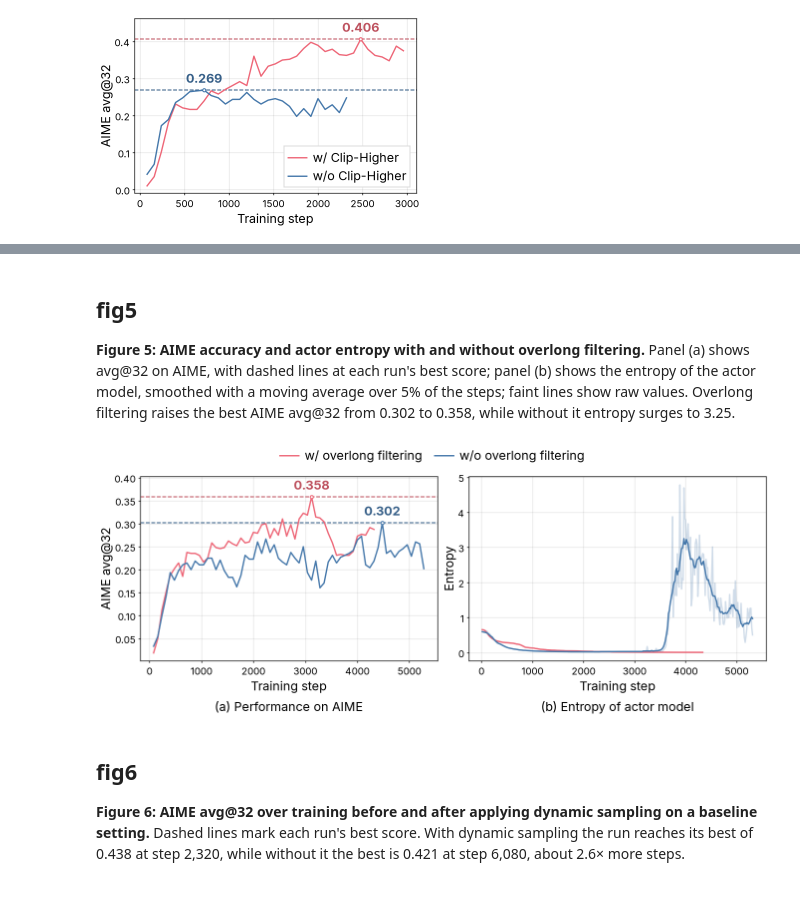
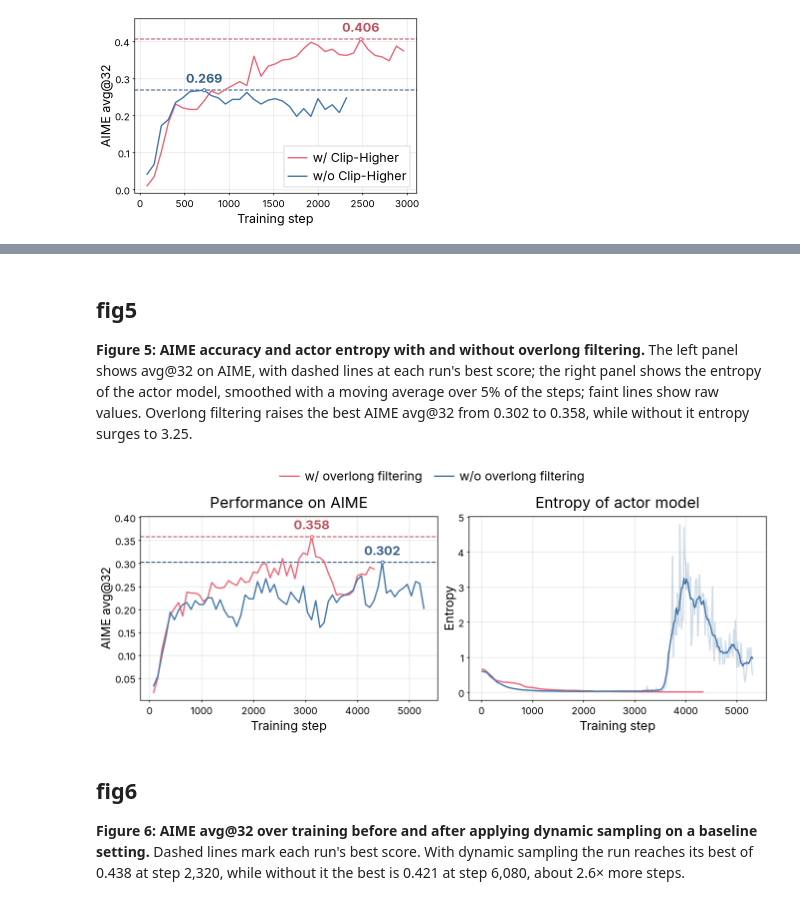
Before and after one commit to bigohofone/academic-figure-skill, a Jupyter notebook: examples/dapo-with-skill.ipynb, the cells around one changed output, grey strips where cells are left out. Drawn from its saved outputs; the diff is of its cells as text; code cells hidden in the pictures.

```diff
--- a/examples/dapo-with-skill.ipynb
+++ b/examples/dapo-with-skill.ipynb
@@ -16,11 +19,11 @@ cset = tc.colorsets["bright"]
 data = json.load(open("../dapo.json"))["fig1"]
 
 fig, ax = plt.subplots(figsize=(6.75, 2.5))
-for name, color in [("DAPO avg@32", cset.blue), ("DAPO pass@32", cset.red), ("DAPO cons@32", cset.green)]:
+for name, color in [("DAPO avg@32", colors["series-1"]), ("DAPO pass@32", colors["series-2"]), ("DAPO cons@32", colors["series-3"])]:
     ax.plot(data[name]["step"], data[name]["value"], color=color, label=name)
 ax.axhline(47, color="#BBBBBB", linestyle="--", linewidth=1, zorder=1, label="DeepSeek-R1-Zero-Qwen-32B (10k steps)")
 avg = data["DAPO avg@32"]
-mark_value(ax, avg["step"][-1], avg["value"][-1], "49.6", cset.blue)
+mark_value(ax, avg["step"][-1], avg["value"][-1], "49.6", colors["series-1"])
 ax.set_xlabel("Training step")
 ax.set_ylabel("AIME 2024 score")
 ax.legend(loc="lower right")
@@ -39,7 +42,7 @@ plt.show()
 data = json.load(open("../dapo.json"))
 
 fig, ax = plt.subplots(figsize=(3.25, 2))
-for name, color in [("w/ Clip-Higher", cset.red), ("w/o Clip-Higher", cset.blue)]:
+for name, color in [("w/ Clip-Higher", colors["series-2"]), ("w/o Clip-Higher", colors["series-1"])]:
     acc = data["fig2a"][name]
     ax.plot(acc["step"], acc["value"], color=color, label=name)
     best = max(acc["value"])
@@ -64,13 +67,13 @@ data = json.load(open("../dapo.json"))
 
 fig, axes = plt.subplots(1, 2, figsize=(6.75, 2.5))
 for ax, key in zip(axes, ["fig3a", "fig3b"]):
-    ax.plot(data[key]["step"], data[key]["value"], color=cset.blue, alpha=0.25)
-    ax.plot(data[key]["step"], smooth(data[key]["value"]), color=cset.blue)
+    ax.plot(data[key]["step"], data[key]["value"], color=colors["series-1"], alpha=0.25)
+    ax.plot(data[key]["step"], smooth(data[key]["value"]), color=colors["series-1"])
     ax.set_xlabel("Training step")
 
-subcaption(axes[0], "(a) Mean up-clipped probability")
+axes[0].set_title("Mean up-clipped probability")
 axes[0].set_ylabel("Probability")
-subcaption(axes[1], "(b) Samples with accuracy of 1")
+axes[1].set_title("Samples with accuracy of 1")
 axes[1].set_ylabel("Proportion of samples")
 
 fit_height(fig, axes, aspect=0.618)
@@ -87,14 +90,14 @@ plt.show()
 data = json.load(open("../dapo.json"))
 
 fig, axes = plt.subplots(1, 2, figsize=(6.75, 2.5))
-for name, color in [("w/ token-level loss", cset.red), ("w/o token-level loss", cset.blue)]:
+for name, color in [("w/ token-level loss", colors["series-2"]), ("w/o token-level loss", colors["series-1"])]:
     for ax, key in zip(axes, ["fig4a", "fig4b"]):
         ax.plot(data[key][name]["step"], data[key][name]["value"], color=color, alpha=0.25)
         ax.plot(data[key][name]["step"], smooth(data[key][name]["value"]), color=color, label=name if key == "fig4a" else None)
 
-subcaption(axes[0], "(a) Entropy of actor model")
+axes[0].set_title("Entropy of actor model")
 axes[0].set_ylabel("Entropy")
-subcaption(axes[1], "(b) Average response length")
+axes[1].set_title("Average response length")
 axes[1].set_ylabel("Response length (tokens)")
 for ax in axes:
     ax.set_xlabel("Training step")
@@ -109,35 +112,35 @@ plt.show()
 # %% [markdown]
 ## fig5
 
-**Figure 5: AIME accuracy and actor entropy with and without overlong filtering.** Panel (a) shows avg@32 on AIME, with dashed lines at each run's best score; panel (b) shows the entropy of the actor model, smoothed with a moving average over 5% of the steps; faint lines show raw values. Overlong filtering raises the best AIME avg@32 from 0.302 to 0.358, while without it entropy surges to 3.25.
+**Figure 5: AIME accuracy and actor entropy with and without overlong filtering.** The left panel shows avg@32 on AIME, with dashed lines at each run's best score; the right panel shows the entropy of the actor model, smoothed with a moving average over 5% of the steps; faint lines show raw values. Overlong filtering raises the best AIME avg@32 from 0.302 to 0.358, while without it entropy surges to 3.25.
 # %%
 data = json.load(open("../dapo.json"))
 
 fig, axes = plt.subplots(1, 2, figsize=(6.75, 2.5))
-for name, color in [("w/ overlong filtering", cset.red), ("w/o overlong filtering", cset.blue)]:
+for name, color in [("w/ overlong filtering", colors["series-2"]), ("w/o overlong filtering", colors["series-1"])]:
     acc = data["fig5a"][name]
     axes[0].plot(acc["step"], acc["value"], color=color, label=name)
     best = max(acc["value"])
     mark_value(axes[0], acc["step"][acc["value"].index(best)], best, f"{best:.3f}", color)
 
     entropy = data["fig5b"][name]
     axes[1].plot(entropy["step"], entropy["value"], color=color, alpha=0.25)
     axes[1].plot(entropy["step"], smooth(entropy["value"]), color=color)
 
-subcaption(axes[0], "(a) Performance on AIME")
+axes[0].set_title("Performance on AIME")
 axes[0].set_ylabel("AIME avg@32")
-subcaption(axes[1], "(b) Entropy of actor model")
+axes[1].set_title("Entropy of actor model")
 axes[1].set_ylabel("Entropy")
 for ax in axes:
     ax.set_xlabel("Training step")
 fig.legend(*axes[0].get_legend_handles_labels(), loc="outside upper center", ncol=2, frameon=False, borderaxespad=0)
 
 fit_height(fig, axes, aspect=0.618)
 fig.savefig("fig5.pdf")
 fig.savefig("fig5.png")
 plt.show()
 # %% [output]
-[figure, old version]
+[figure, new version]
 # %% [markdown]
 ## fig6
 
```
Also changed, not shown: parts of 8 cells of this notebook, 22 other files.
